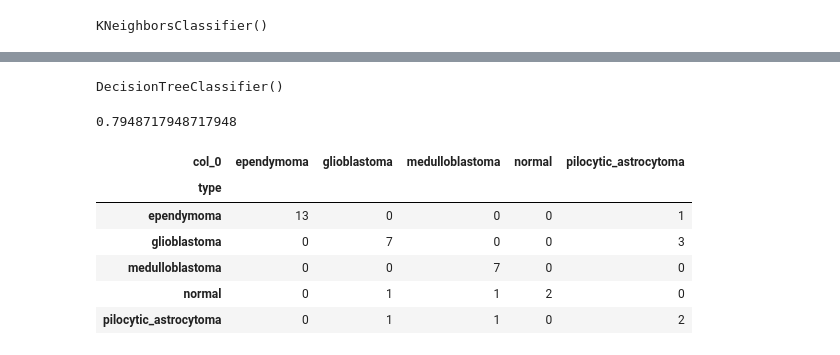
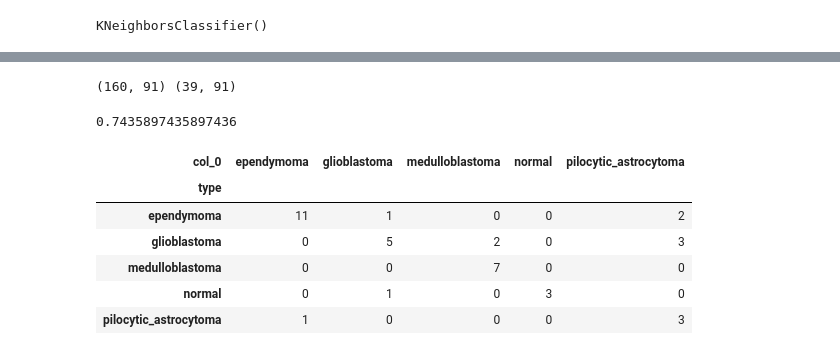
Before and after one commit to MATF-istrazivanje-podataka-1/2023_Data_Mining_Brain_cancer_Dataset, a Jupyter notebook: about_dataset.ipynb, the cells around one changed output, grey strips where cells are left out. Cells and saved outputs as stored; diff of their text form; code cells hidden in the pictures.

```diff
--- a/about_dataset.ipynb
+++ b/about_dataset.ipynb
@@ -57,0 +49,5 @@ X_pca = pca.fit_transform(X_transformed)
+# %%
+pca.fit(X_train_standard)
+X_train_pca = pca.fit_transform(X_train_standard)
+X_test_pca = pca.transform(X_test_standard)
+X_test_pca.shape
@@ -137,7 +133,7 @@ X_train, X_test, y_train, y_test = train_test_split(X_pca,y,test_size = 0.3, ran
 # %%
 from imblearn.over_sampling import SMOTE
 smote = SMOTE()
-X_train_smote, y_train_smote = smote.fit_resample(X_train.astype('float'),y_train)
+X_train_smote, y_train_smote = smote.fit_resample(X_train_pca.astype('float'),y_train)
 # %%
 from collections import Counter
 print("Before SMOTE :" , Counter(y_train))
@@ -171,8 +170,8 @@ pd.crosstab(y_test,y_predict)
 # %%
 model2 = KNeighborsClassifier()
 # %%
-model.fit(X_train,y_train)
-y_predict = model.predict(X_test)
+model.fit(X_train_smote,y_train_smote)
+y_predict = model.predict(X_test_pca)
 print(accuracy_score(y_test,y_predict))
 pd.crosstab(y_test,y_predict)
 # %% [output]
@@ -186,3 +185,3 @@ pd.crosstab(y_test,y_predict)
 | pilocytic_astrocytoma | 1 | 0 | 0 | 0 | 3 |
 # %%
-X_train,X_test,y_train,y_test = train_test_split(X_transformed,y,test_size=0.3,random_state=10,stratify=y)
+#X_train,X_test,y_train,y_test = train_test_split(X_transformed,y,test_size=0.3,random_state=10,stratify=y)
@@ -210,21 +202,22 @@ X_train, X_test, y_train, y_test = train_test_split(X_pca,y,test_size = 0.3, ran
 model = DecisionTreeClassifier()
 # %%
 model.fit(X_train_smote,y_train_smote)
+print(X_train_smote.shape,X_test_pca.shape)
 # %% [output]
-DecisionTreeClassifier()
+(160, 91) (39, 91)
 # %%
-y_predict = model.predict(X_test)
+y_predict = model.predict(X_test_pca)
 print(accuracy_score(y_test,y_predict))
 pd.crosstab(y_test,y_predict)
 # %% [output]
-0.7948717948717948
+0.7435897435897436
 | col_0 | ependymoma | glioblastoma | medulloblastoma | normal | pilocytic_astrocytoma |
 | type |  |  |  |  |  |
-| ependymoma | 13 | 0 | 0 | 0 | 1 |
-| glioblastoma | 0 | 7 | 0 | 0 | 3 |
+| ependymoma | 11 | 1 | 0 | 0 | 2 |
+| glioblastoma | 0 | 5 | 2 | 0 | 3 |
 | medulloblastoma | 0 | 0 | 7 | 0 | 0 |
-| normal | 0 | 1 | 1 | 2 | 0 |
-| pilocytic_astrocytoma | 0 | 1 | 1 | 0 | 2 |
+| normal | 0 | 1 | 0 | 3 | 0 |
+| pilocytic_astrocytoma | 1 | 0 | 0 | 0 | 3 |
 # %%
 from sklearn.svm import SVC
 # %%
```
Also changed, not shown: parts of 36 cells of this notebook.
